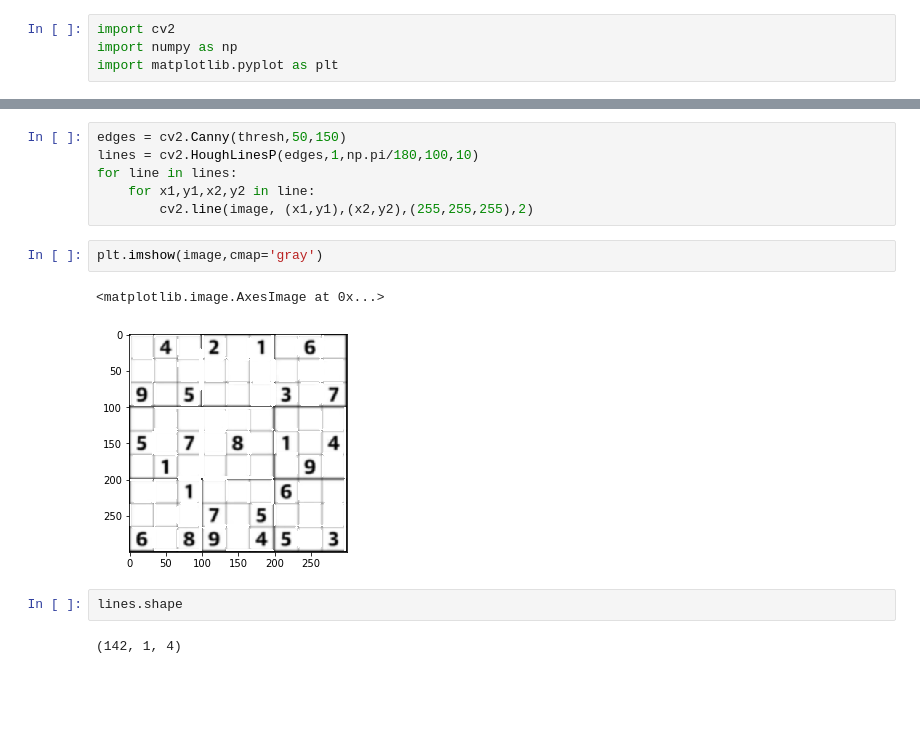
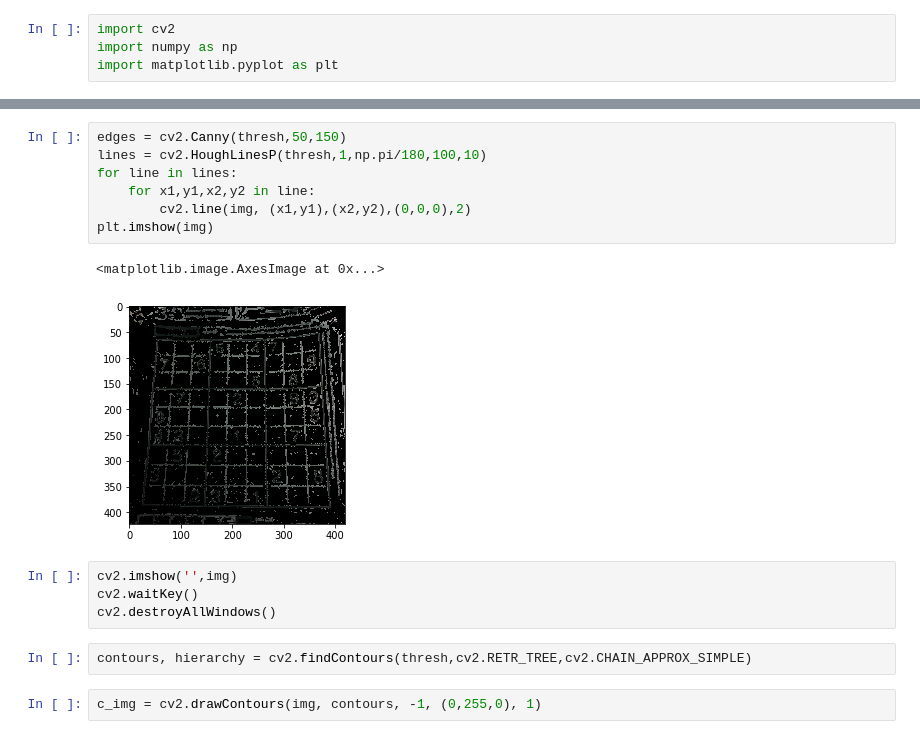
Before and after one commit to Srikanth-Kb/Sudoku-Solver, a Jupyter notebook: Untitled.ipynb, the cells around one changed output, grey strips where cells are left out. Cells and saved outputs as stored; diff of their text form; blank space fills up the shorter version.

```diff
--- a/Untitled.ipynb
+++ b/Untitled.ipynb
@@ -14,15 +15,18 @@ plt.imshow(thresh,cmap='gray')
 # %%
 edges = cv2.Canny(thresh,50,150)
-lines = cv2.HoughLinesP(edges,1,np.pi/180,100,10)
+lines = cv2.HoughLinesP(thresh,1,np.pi/180,100,10)
 for line in lines:
     for x1,y1,x2,y2 in line:
-        cv2.line(image, (x1,y1),(x2,y2),(255,255,255),2)
+        cv2.line(img, (x1,y1),(x2,y2),(0,0,0),2)
+plt.imshow(img)
+# %% [output]
+<matplotlib.image.AxesImage at 0x...>
+[figure, added]
-# %%
-plt.imshow(image,cmap='gray')
-# %% [output]
-<matplotlib.image.AxesImage at 0x...>
-[figure, removed]
-# %%
-lines.shape
-# %% [output]
-(142, 1, 4)
+# %%
+cv2.imshow('',img)
+cv2.waitKey()
+cv2.destroyAllWindows()
+# %%
+contours, hierarchy = cv2.findContours(thresh,cv2.RETR_TREE,cv2.CHAIN_APPROX_SIMPLE)
+# %%
+c_img = cv2.drawContours(img, contours, -1, (0,255,0), 1)
```
Also changed, not shown: parts of 10 cells of this notebook, 2 other files.
